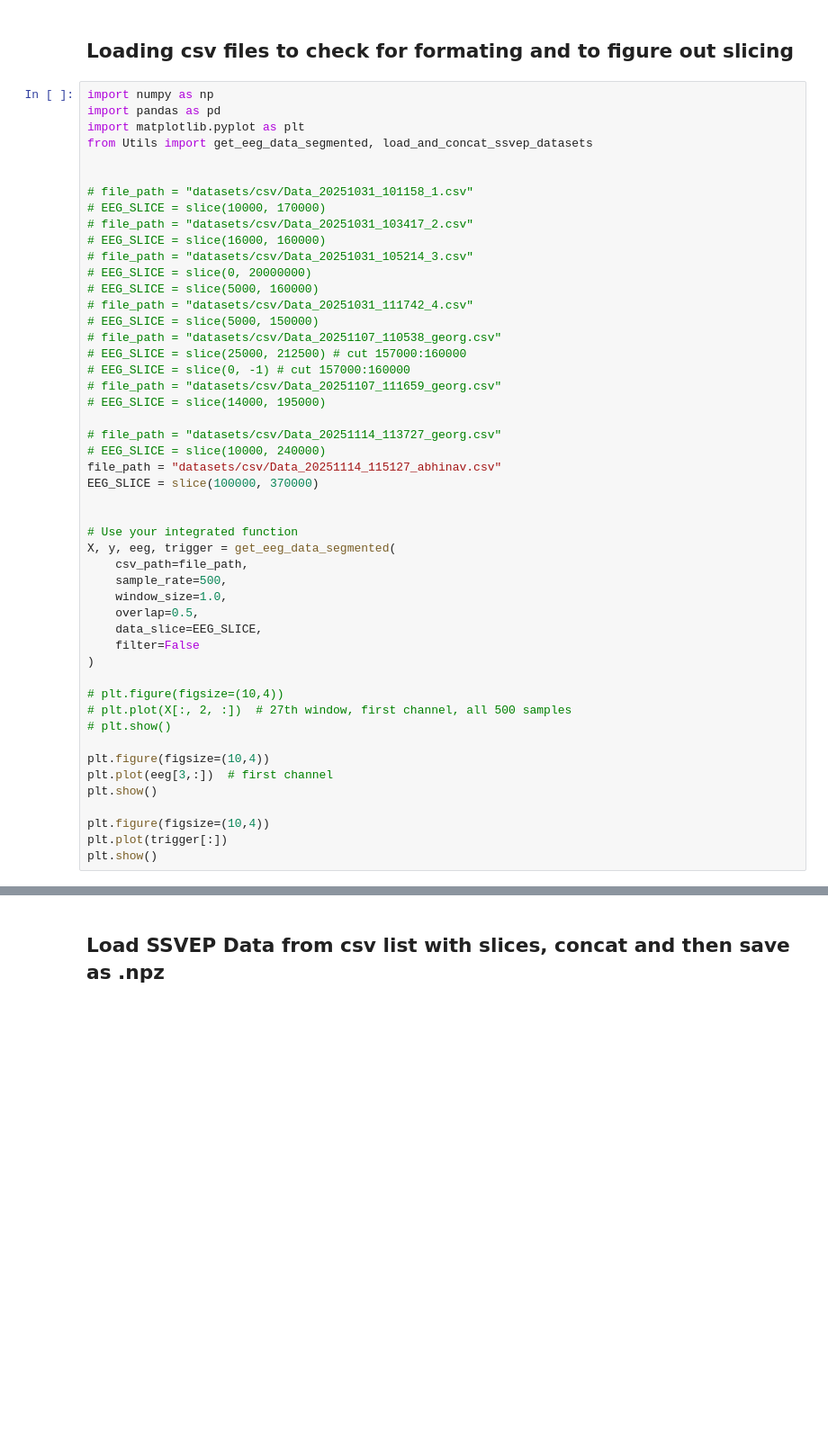
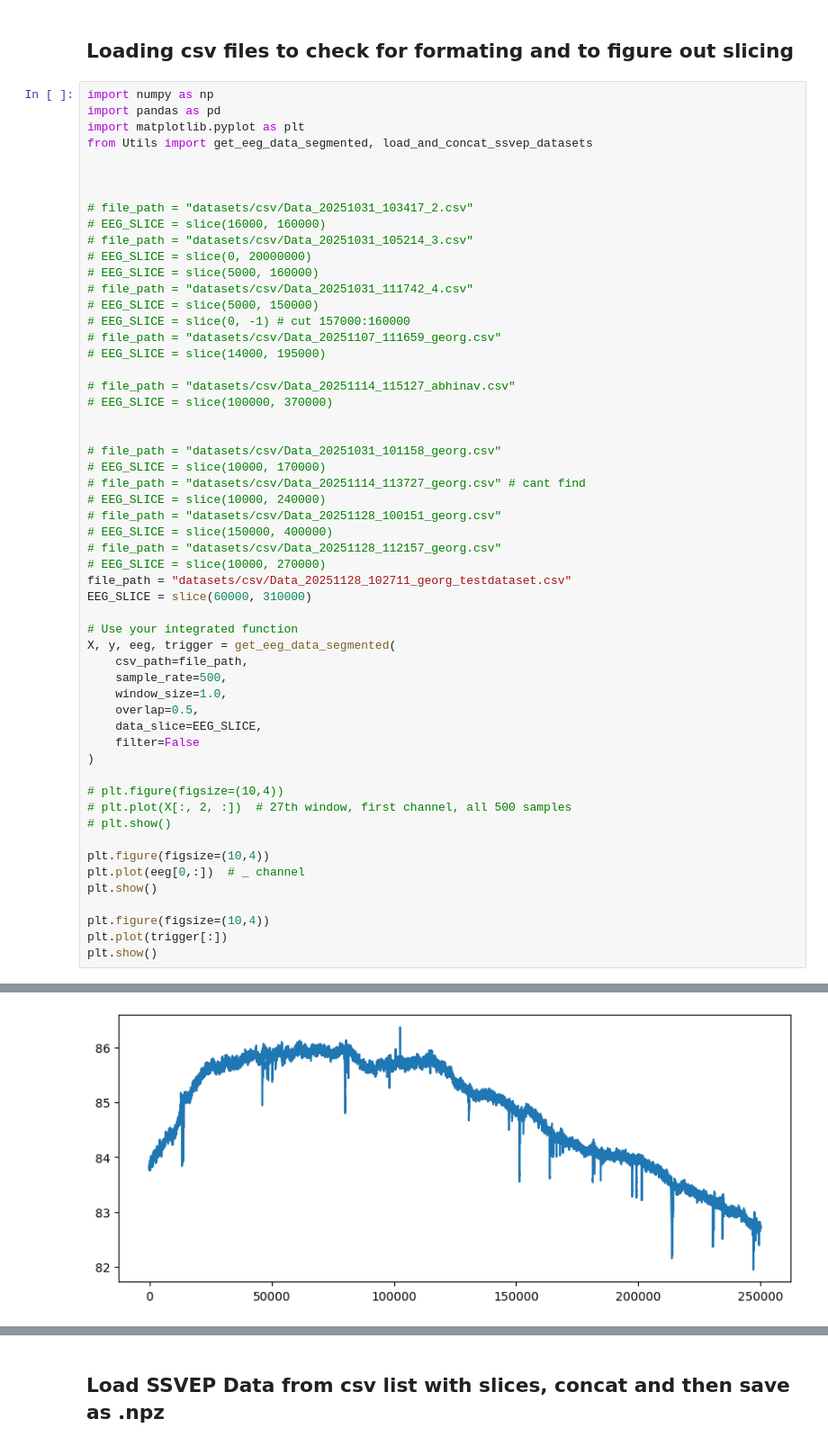
Before and after one commit to GeorgTenzing/EEG_Classification, a Jupyter notebook: Prepocessing.ipynb, the cells around one changed output, grey strips where cells are left out. Shown at 90% size. Drawn from its saved outputs; the diff is of its cells as text; blank space fills up the shorter version.

```diff
--- a/Prepocessing.ipynb
+++ b/Prepocessing.ipynb
@@ -87,8 +95,7 @@ import matplotlib.pyplot as plt
 from Utils import get_eeg_data_segmented, load_and_concat_ssvep_datasets
 
 
-# file_path = "datasets/csv/Data_20251031_101158_1.csv"
-# EEG_SLICE = slice(10000, 170000)
+
 # file_path = "datasets/csv/Data_20251031_103417_2.csv"
 # EEG_SLICE = slice(16000, 160000)
 # file_path = "datasets/csv/Data_20251031_105214_3.csv"
@@ -96,17 +103,24 @@ from Utils import get_eeg_data_segmented, load_and_concat_ssvep_datasets
 # EEG_SLICE = slice(5000, 160000)
 # file_path = "datasets/csv/Data_20251031_111742_4.csv"
 # EEG_SLICE = slice(5000, 150000)
-# file_path = "datasets/csv/Data_20251107_110538_georg.csv"
-# EEG_SLICE = slice(25000, 212500) # cut 157000:160000
 # EEG_SLICE = slice(0, -1) # cut 157000:160000
 # file_path = "datasets/csv/Data_20251107_111659_georg.csv"
 # EEG_SLICE = slice(14000, 195000)
 
-# file_path = "datasets/csv/Data_20251114_113727_georg.csv"
+# file_path = "datasets/csv/Data_20251114_115127_abhinav.csv"
+# EEG_SLICE = slice(100000, 370000)
+
+
+# file_path = "datasets/csv/Data_20251031_101158_georg.csv"
+# EEG_SLICE = slice(10000, 170000)
+# file_path = "datasets/csv/Data_20251114_113727_georg.csv" # cant find
 # EEG_SLICE = slice(10000, 240000)
-file_path = "datasets/csv/Data_20251114_115127_abhinav.csv"
-EEG_SLICE = slice(100000, 370000)
-
+# file_path = "datasets/csv/Data_20251128_100151_georg.csv"
+# EEG_SLICE = slice(150000, 400000)
+# file_path = "datasets/csv/Data_20251128_112157_georg.csv"
+# EEG_SLICE = slice(10000, 270000)
+file_path = "datasets/csv/Data_20251128_102711_georg_testdataset.csv"
+EEG_SLICE = slice(60000, 310000)
 
 # Use your integrated function
 X, y, eeg, trigger = get_eeg_data_segmented(
@@ -123,9 +137,10 @@ X, y, eeg, trigger = get_eeg_data_segmented(
 # plt.show()
 
 plt.figure(figsize=(10,4))
-plt.plot(eeg[3,:])  # first channel
+plt.plot(eeg[0,:])  # _ channel
 plt.show()
 
 plt.figure(figsize=(10,4))
 plt.plot(trigger[:])
 plt.show()
+# %% [output]
@@ -131,0 +164 @@ plt.show()
+[figure, added]
```
Also changed, not shown: parts of 4 cells of this notebook.
